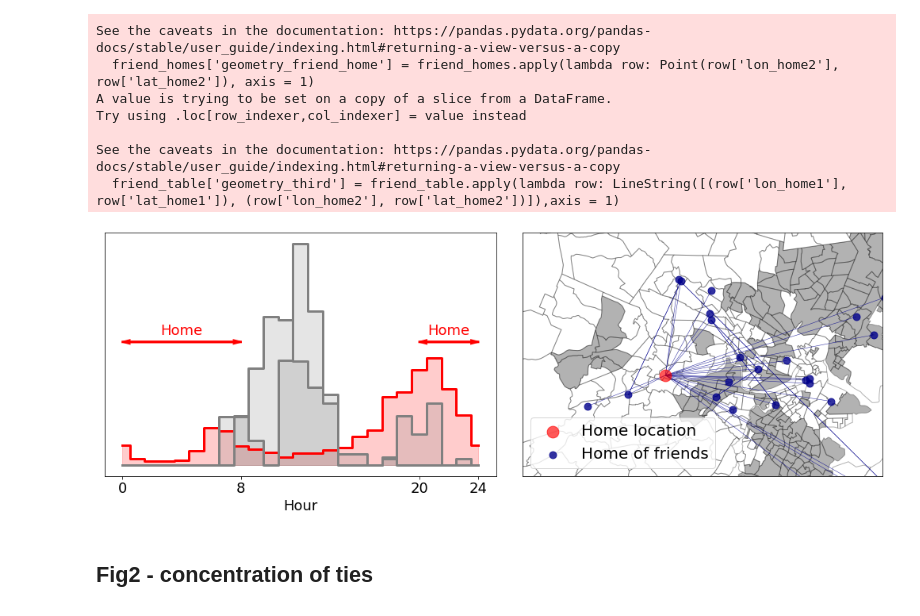
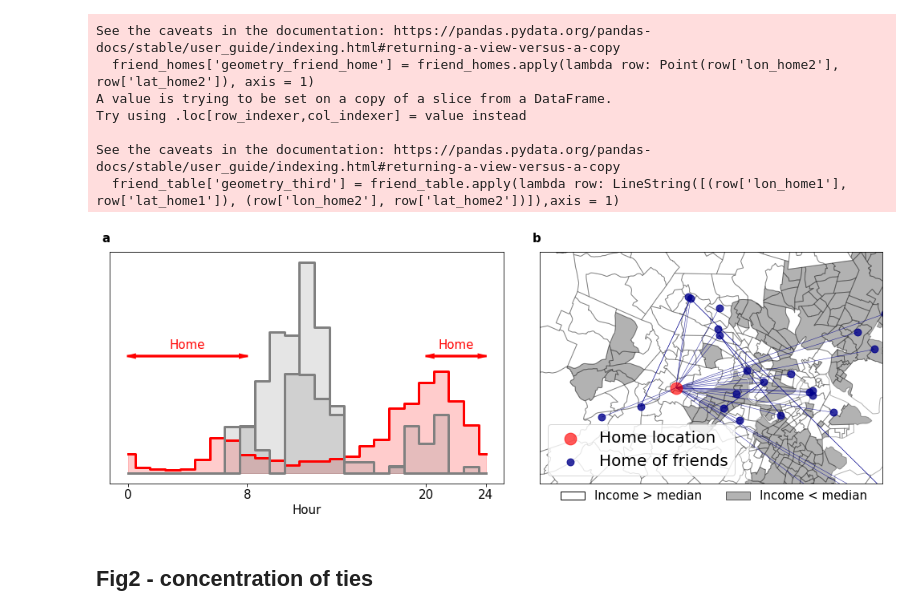
Before and after one commit to sandorjuhasz/ties-around-home, a Jupyter notebook: scripts/visuals.ipynb, the cells around one changed output. Drawn from its saved outputs; the diff is of its cells as text; code cells hidden in the pictures.

Commit message:
visuals update

```diff
--- a/scripts/visuals.ipynb
+++ b/scripts/visuals.ipynb
@@ -219,7 +219,7 @@ boston_geoms = tract_geoms[tract_geoms.geometry.within(boston_bbox_poly)] #.to_c
 # %%
 # Fig1 plot
 fig, ax = plt.subplots(1, 2, figsize = (14, 5), constrained_layout=True)
-plt.rcParams['font.size']=18
+plt.rcParams['font.size']=15
 
 # timeline histograms
 for c,hatch,color in zip([0,1,2],['x','o','//'],["red","grey","grey"]):
@@ -227,10 +227,10 @@ for c,hatch,color in zip([0,1,2],['x','o','//'],["red","grey","grey"]):
     ax[0].fill_between(*weekday_profiles[c],color=color, label=r'Location '+str(c+1)+' timeline', alpha=0.2)
 # Timeline of home location / Timeline of other locations
 # ax.legend(ncol=1,frameon=False,loc=9,bbox_to_anchor=(0.5,1.15))
-ax[0].set_xlabel('Hour')
-
+ax[0].set_xlabel('Hour', size=15)
 
 # home delimiters
+ax[0].tick_params(axis='x', which='major', labelsize=15)
 ax[0].xaxis.set_ticks([0,8,20,24])
 ax[0].yaxis.set_ticks([])
 
@@ -249,34 +249,48 @@ ax[0].annotate('Home',(22,0.175),color='red',ha='center',va='center')
 boston_geoms.plot(ax=ax[1], column = 'low', cmap='Greys', edgecolor = 'black', alpha=0.3)
 
 # home point
 point_home.plot(ax=ax[1], color='red', marker='o', markersize=220, alpha=0.65, zorder=3, label = 'Home location')
 
 # edges
 lines_home.plot(ax=ax[1], alpha=0.8, color='darkblue', linewidth=0.55)
 friend_table.plot(ax=ax[1], alpha=0.8, color='darkblue', linewidth=0.55)
 
 # homes of friends
 friend_homes.plot(ax=ax[1], color='darkblue', markersize=80, alpha=0.8, label = 'Home of friends')
 
 # zoom in
 # ax[0].set_xlim(min(friend_homes['lon_home2'])-0.025, max(friend_homes['lon_home2'])+0.025)
 # ax[0].set_ylim(min(friend_homes['lat_home2'])-0.025, max(friend_homes['lat_home2'])+0.025)
 ax[1].set_xlim(-71.3, -71.00)
 ax[1].set_ylim(42.3, 42.45)
 # ax[0].set_title("From HIGH icome area", size=18)
 
 # legend
 ax[1].legend(loc='lower left', fontsize=20, frameon=True)
 
 #ax[1].set_axis_off()
 ax[1].xaxis.set_ticks([])
 ax[1].yaxis.set_ticks([])
 
 
 
+# map legend
+custom_lines = [Patch(facecolor='white', edgecolor='black'), Patch(facecolor='grey', edgecolor='black', alpha=0.6)]
+labels = ['Income > median', 'Income < median']
+
+
+plt.figlegend(custom_lines, labels, loc='lower right',
+    bbox_to_anchor=(0.9625, 0.02),
+    ncol=2, frameon=False, fontsize=15)
+
+# subplot title
+for a, label in zip(ax, ['A','B','C','D','E','F','G','H']):
+    a.annotate(label.lower(), xy=(0,1), xycoords='axes fraction', xytext=(-10,12.5),textcoords='offset pixels', weight='bold')
+
+# plt.savefig('../fig/mf1.png',density=300,bbox_inches='tight')
 plt.show()
 # %% [output]
-[figure, old version]
+[figure, new version]
 # %% [markdown]
 ## Fig2 - concentration of ties
 # %%
```
